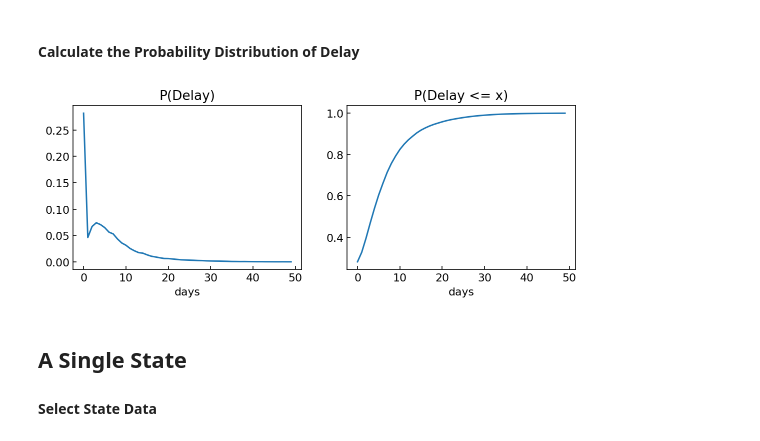
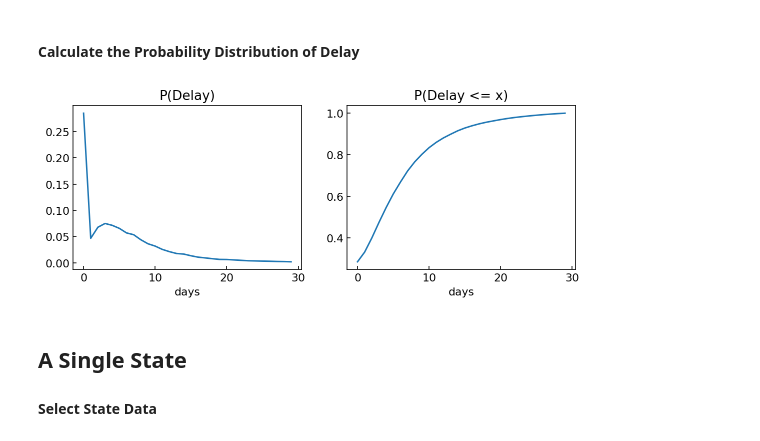
Before and after one commit to andrybicio/LDE_Project, a Jupyter notebook: R_MCMC_Ita_Regions__Corr.ipynb, the cells around one changed output. Cells and saved outputs as stored; diff of their text form; code cells hidden in the pictures.

```diff
--- a/R_MCMC_Ita_Regions__Corr.ipynb
+++ b/R_MCMC_Ita_Regions__Corr.ipynb
@@ -151,23 +151,23 @@ for axis in [ax.xaxis, ax.yaxis]:
 # %%
 # Calculate the delta in days between onset and confirmation
 delay = (patients.Confirmed - patients.Onset).dt.days
 
-delay = delay[delay<50]
+delay = delay[delay<30]
 
 # Convert samples to an empirical distribution
 p_delay = delay.value_counts().sort_index()
 new_range = np.arange(0, p_delay.index.max()+1)
 p_delay = p_delay.reindex(new_range, fill_value=0)
 p_delay /= p_delay.sum()
 
 # Show our work
 fig, axes = plt.subplots(ncols=2, figsize=(9,3))
 p_delay.plot(title='P(Delay)', ax=axes[0])
 p_delay.cumsum().plot(title='P(Delay <= x)', ax=axes[1])
 for ax in axes:
     ax.set_xlabel('days')
 # %% [output]
-[figure, old version]
+[figure, new version]
 # %% [markdown]
 ## A Single State
 
```
Also changed, not shown: parts of 8 cells of this notebook.
